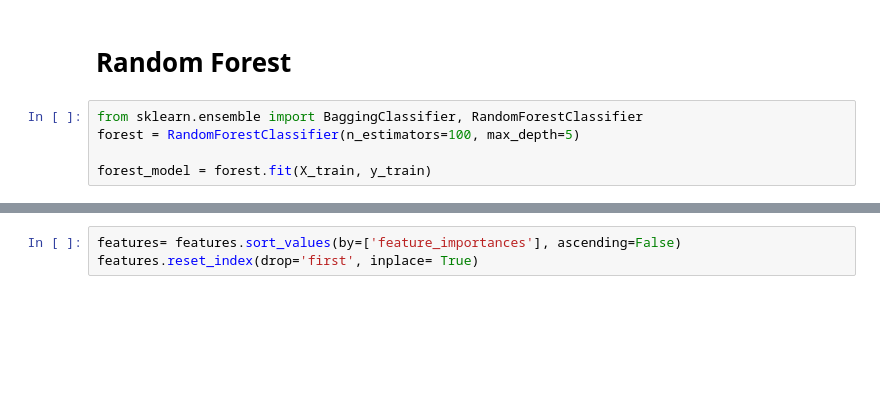
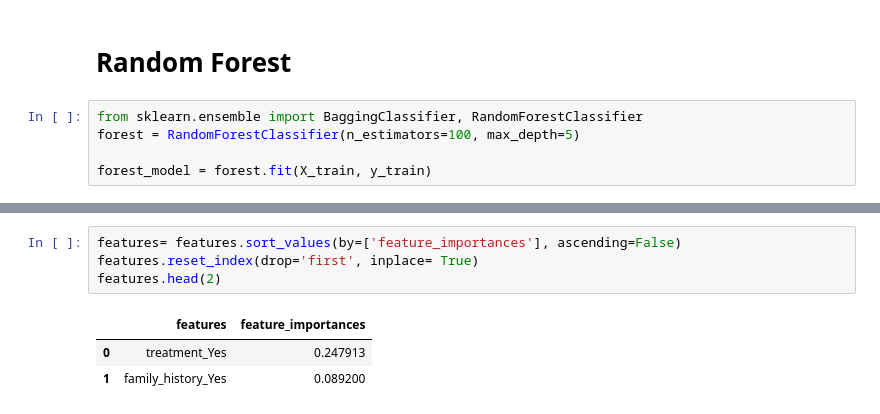
Before and after one commit to ChuckPryor/MentalHealth, a Jupyter notebook: Test.ipynb, the cells around one changed output, grey strips where cells are left out. Saved outputs shown, nothing was run; the diff lists cells and outputs as text; blank space fills up the shorter version.

```diff
--- a/Test.ipynb
+++ b/Test.ipynb
@@ -208,3 +208,8 @@ features.head(2)
 # %%
 features= features.sort_values(by=['feature_importances'], ascending=False)
 features.reset_index(drop='first', inplace= True)
+features.head(2)
+# %% [output]
+|  | features | feature_importances |
+| 0 | treatment_Yes | 0.247913 |
+| 1 | family_history_Yes | 0.089200 |
```
Also changed, not shown: parts of 7 cells of this notebook.
